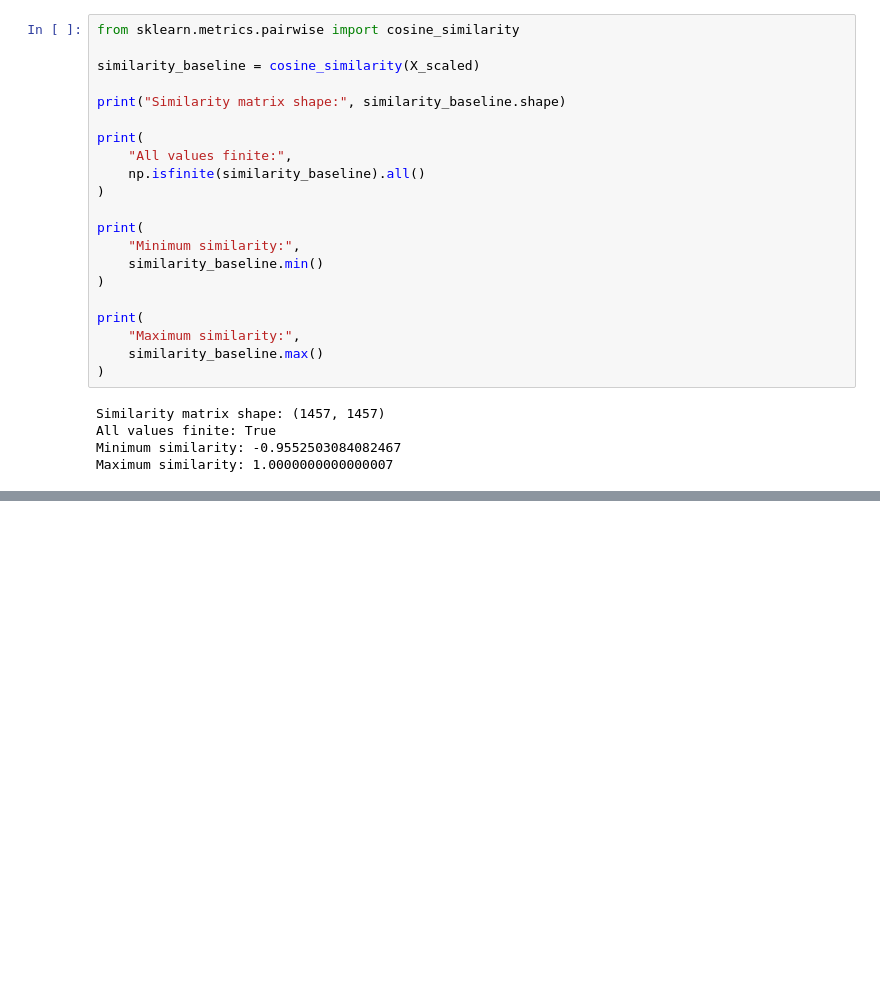
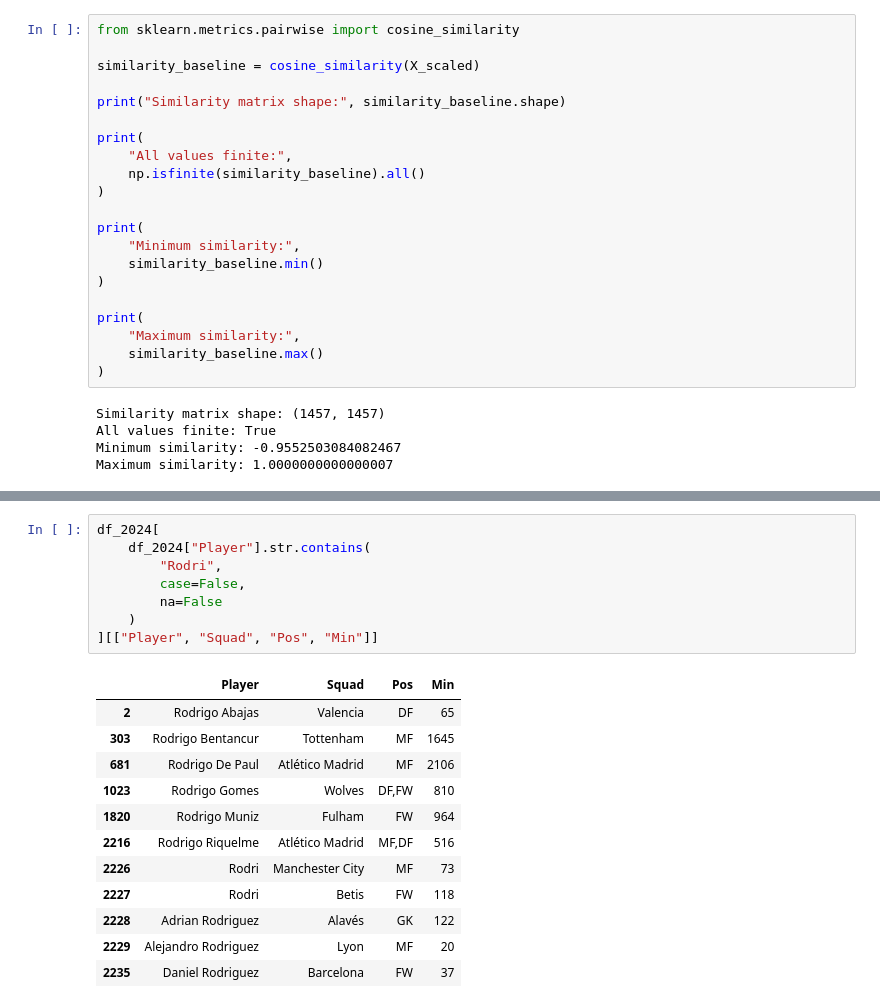
Before and after one commit to ApoorvaKharga/football-player-recommender, a Jupyter notebook: notebooks/01_dataset_audit.ipynb, the cells around one changed output, grey strips where cells are left out. Cells and saved outputs as stored; diff of their text form; blank space fills up the shorter version.

Commit message:
Update football player similarity analysis

```diff
--- a/notebooks/01_dataset_audit.ipynb
+++ b/notebooks/01_dataset_audit.ipynb
@@ -3876,0 +4069,21 @@ Maximum similarity: 1.0000000000000007
+# %%
+df_2024[
+    df_2024["Player"].str.contains(
+        "Rodri",
+        case=False,
+        na=False
+    )
+][["Player", "Squad", "Pos", "Min"]]
+# %% [output]
+|  | Player | Squad | Pos | Min |
+| 2 | Rodrigo Abajas | Valencia | DF | 65 |
+| 303 | Rodrigo Bentancur | Tottenham | MF | 1645 |
+| 681 | Rodrigo De Paul | Atlético Madrid | MF | 2106 |
+| 1023 | Rodrigo Gomes | Wolves | DF,FW | 810 |
+| 1820 | Rodrigo Muniz | Fulham | FW | 964 |
+| 2216 | Rodrigo Riquelme | Atlético Madrid | MF,DF | 516 |
+| 2226 | Rodri | Manchester City | MF | 73 |
+| 2227 | Rodri | Betis | FW | 118 |
+| 2228 | Adrian Rodriguez | Alavés | GK | 122 |
+| 2229 | Alejandro Rodriguez | Lyon | MF | 20 |
+| 2235 | Daniel Rodriguez | Barcelona | FW | 37 |
```
Also changed, not shown: parts of 8 cells of this notebook.
